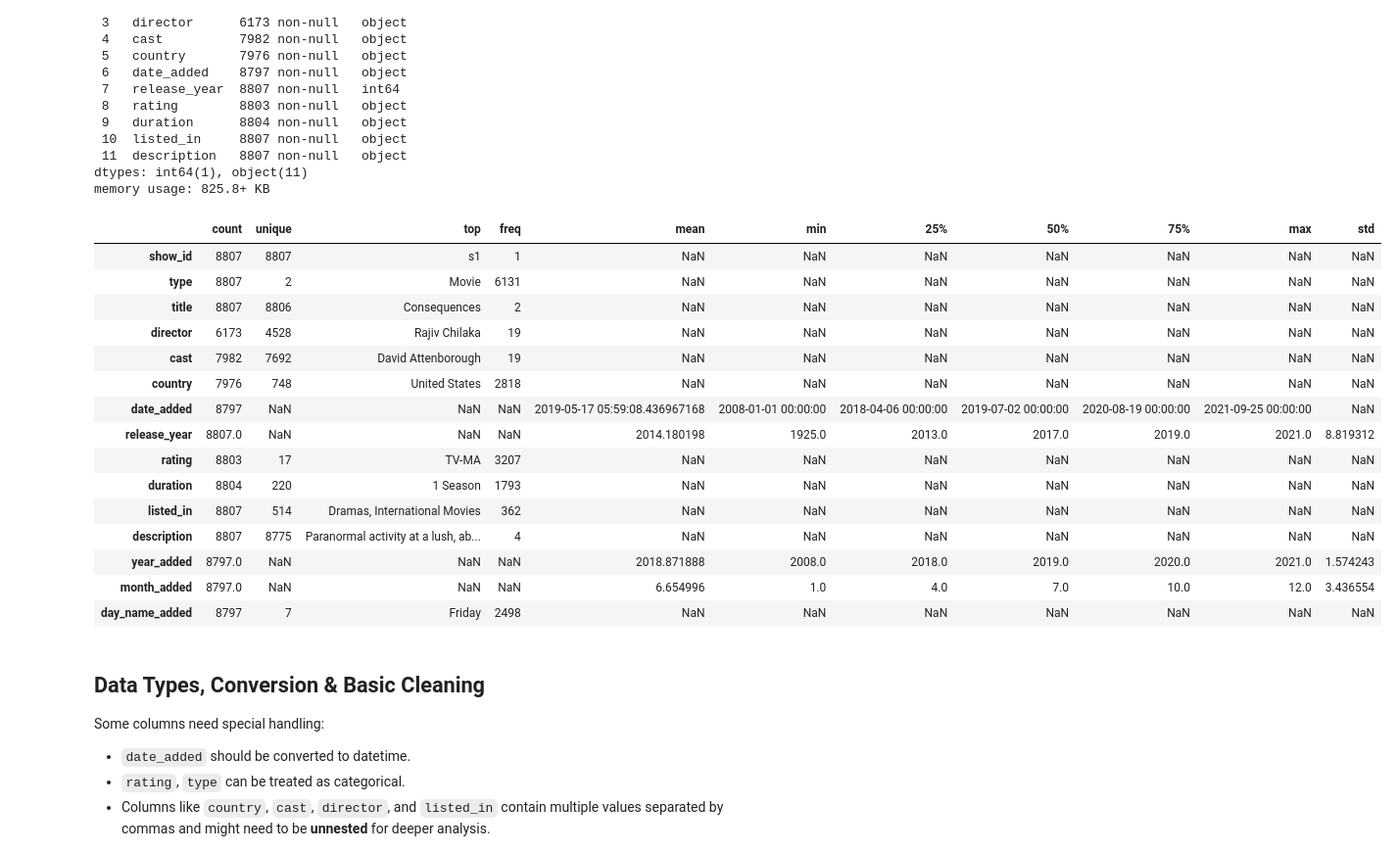
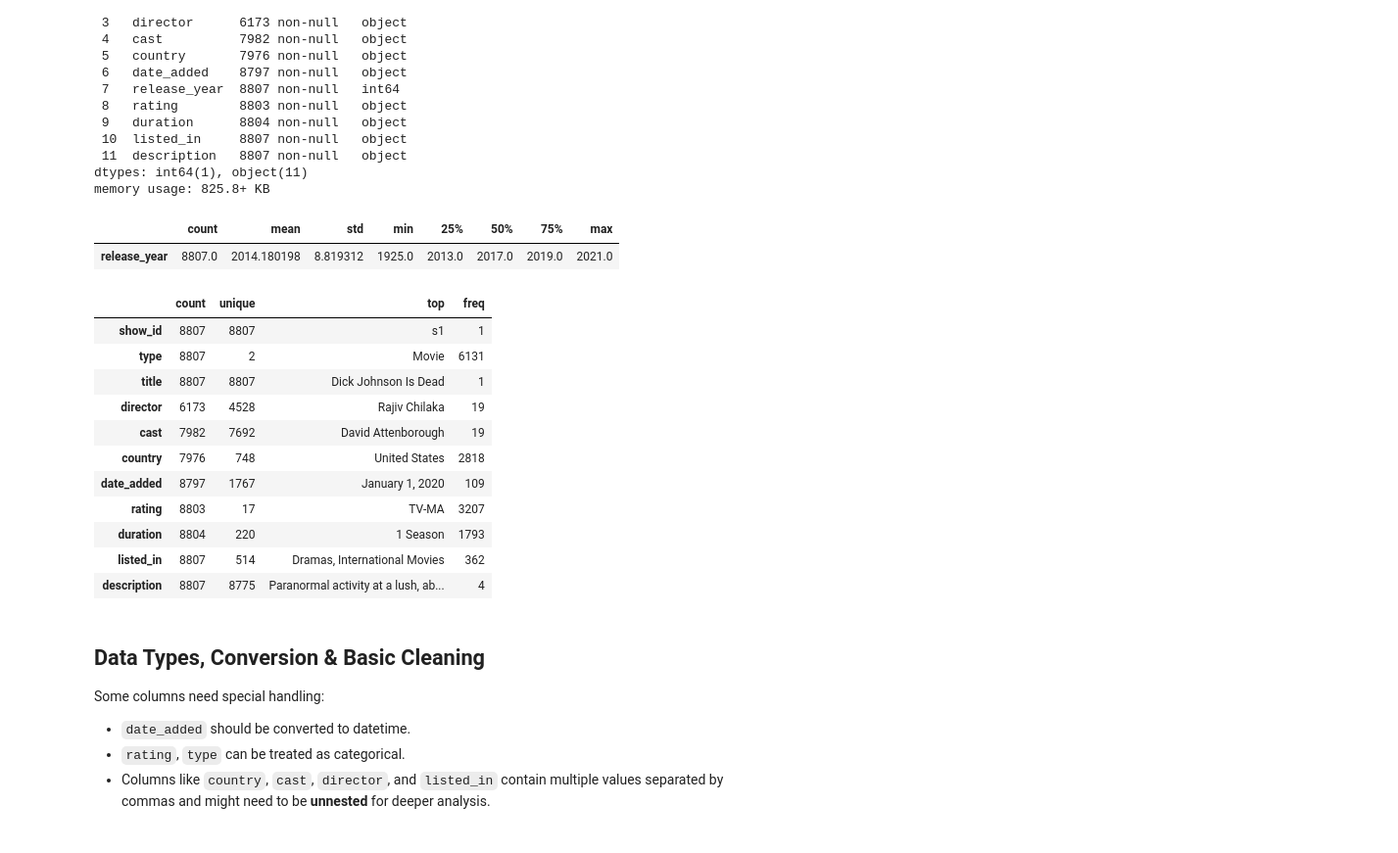
Before and after one commit to Ayush-Singh2309/Projects, a Jupyter notebook: Netflix - Data Exploration and Visualisation.ipynb, the cells around one changed output. Shown at 98% size. Drawn from its saved outputs; the diff is of its cells as text; code cells hidden in the pictures.

```diff
--- a/Netflix - Data Exploration and Visualisation.ipynb
+++ b/Netflix - Data Exploration and Visualisation.ipynb
@@ -110,24 +113,25 @@ Data columns (total 12 columns):
 dtypes: int64(1), object(11)
 memory usage: 825.8+ KB
 # %%
-df.describe(include='all').T
+df.describe().T
 # %% [output]
-|  | count | unique | top | freq | mean | min | 25% | 50% | 75% | max | std |
-| show_id | 8807 | 8807 | s1 | 1 | NaN | NaN | NaN | NaN | NaN | NaN | NaN |
-| type | 8807 | 2 | Movie | 6131 | NaN | NaN | NaN | NaN | NaN | NaN | NaN |
-| title | 8807 | 8806 | Consequences | 2 | NaN | NaN | NaN | NaN | NaN | NaN | NaN |
-| director | 6173 | 4528 | Rajiv Chilaka | 19 | NaN | NaN | NaN | NaN | NaN | NaN | NaN |
-| cast | 7982 | 7692 | David Attenborough | 19 | NaN | NaN | NaN | NaN | NaN | NaN | NaN |
-| country | 7976 | 748 | United States | 2818 | NaN | NaN | NaN | NaN | NaN | NaN | NaN |
-| date_added | 8797 | NaN | NaN | NaN | 2019-05-17 05:59:08.436967168 | 2008-01-01 00:00:00 | 2018-04-06 00:00:00 | 2019-07-02 00:00:00 | 2020-08-19 00:00:00 | 2021-09-25 00:00:00 | NaN |
-| release_year | 8807.0 | NaN | NaN | NaN | 2014.180198 | 1925.0 | 2013.0 | 2017.0 | 2019.0 | 2021.0 | 8.819312 |
-| rating | 8803 | 17 | TV-MA | 3207 | NaN | NaN | NaN | NaN | NaN | NaN | NaN |
-| duration | 8804 | 220 | 1 Season | 1793 | NaN | NaN | NaN | NaN | NaN | NaN | NaN |
-| listed_in | 8807 | 514 | Dramas, International Movies | 362 | NaN | NaN | NaN | NaN | NaN | NaN | NaN |
-| description | 8807 | 8775 | Paranormal activity at a lush, ab... | 4 | NaN | NaN | NaN | NaN | NaN | NaN | NaN |
-| year_added | 8797.0 | NaN | NaN | NaN | 2018.871888 | 2008.0 | 2018.0 | 2019.0 | 2020.0 | 2021.0 | 1.574243 |
-| month_added | 8797.0 | NaN | NaN | NaN | 6.654996 | 1.0 | 4.0 | 7.0 | 10.0 | 12.0 | 3.436554 |
-| day_name_added | 8797 | 7 | Friday | 2498 | NaN | NaN | NaN | NaN | NaN | NaN | NaN |
+|  | count | mean | std | min | 25% | 50% | 75% | max |
+| release_year | 8807.0 | 2014.180198 | 8.819312 | 1925.0 | 2013.0 | 2017.0 | 2019.0 | 2021.0 |
+# %%
+df.describe(include='object').T
+# %% [output]
+|  | count | unique | top | freq |
+| show_id | 8807 | 8807 | s1 | 1 |
+| type | 8807 | 2 | Movie | 6131 |
+| title | 8807 | 8807 | Dick Johnson Is Dead | 1 |
+| director | 6173 | 4528 | Rajiv Chilaka | 19 |
+| cast | 7982 | 7692 | David Attenborough | 19 |
+| country | 7976 | 748 | United States | 2818 |
+| date_added | 8797 | 1767 | January 1, 2020 | 109 |
+| rating | 8803 | 17 | TV-MA | 3207 |
+| duration | 8804 | 220 | 1 Season | 1793 |
+| listed_in | 8807 | 514 | Dramas, International Movies | 362 |
+| description | 8807 | 8775 | Paranormal activity at a lush, ab... | 4 |
 # %% [markdown]
 ## Data Types, Conversion & Basic Cleaning
 
```
Also changed, not shown: parts of 10 cells of this notebook, 2 other files.
